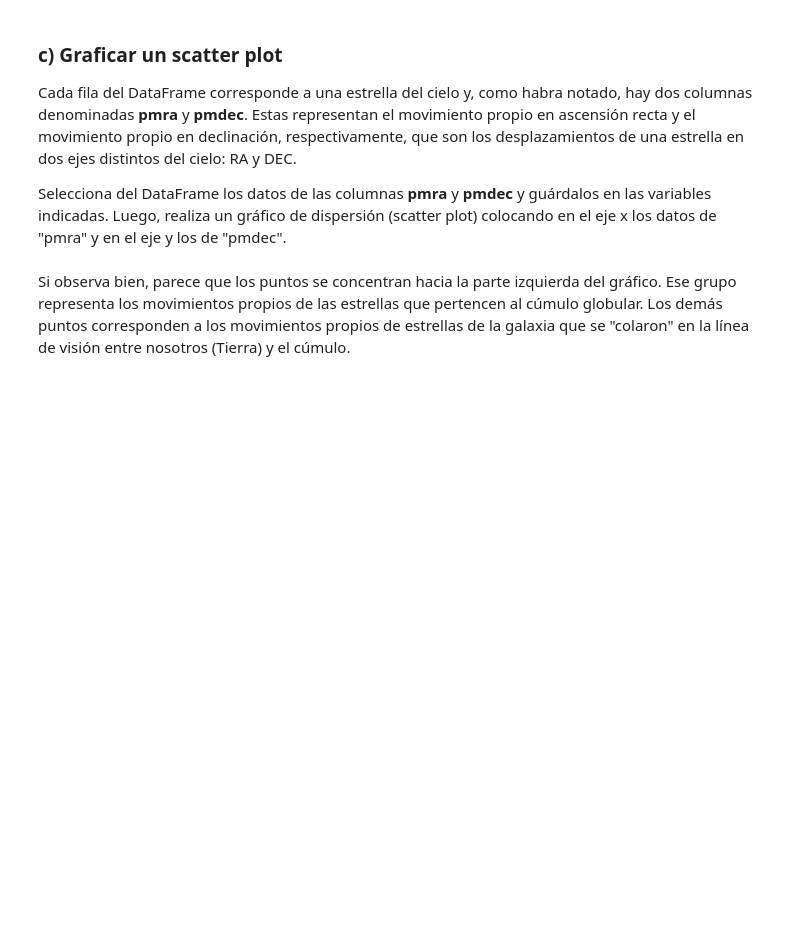
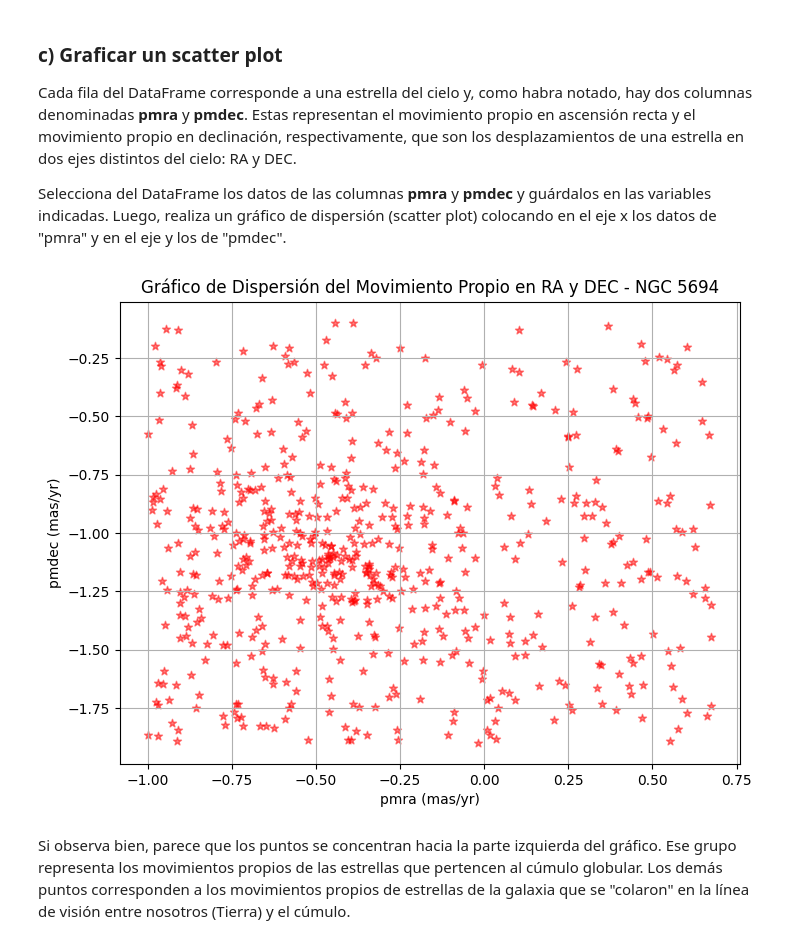
Before and after one commit to conichito/Tarea-2, a Jupyter notebook: Tarea2.ipynb, the cells around one changed output. Saved outputs shown, nothing was run; the diff lists cells and outputs as text; code cells hidden in the pictures; blank space fills up the shorter version.

```diff
--- a/Tarea2.ipynb
+++ b/Tarea2.ipynb
@@ -95,5 +95,5 @@ Cada fila del DataFrame corresponde a una estrella del cielo y, como habra notad
 
 Selecciona del DataFrame los datos de las columnas **pmra** y **pmdec** y guárdalos en las variables indicadas. Luego, realiza un gráfico de dispersión (scatter plot) colocando en el eje x los datos de "pmra" y en el eje y los de "pmdec".
 # %%
-pmra =
-pmdec =
+pmra = df_ngc5694['pmra']
+pmdec = df_ngc5694['pmdec']
@@ -102,3 +100,20 @@ pmdec =
+# %%
+# Haga el gráfico en esta celda
+
+# Creamos el gráfico de dispersión
+plt.figure(figsize=(8, 6))
+plt.scatter(pmra, pmdec, alpha=0.5, marker ='*', color='red')
+
+# Configuramos las etiquetas y el título
+plt.xlabel('pmra (mas/yr)')
+plt.ylabel('pmdec (mas/yr)')
+plt.title('Gráfico de Dispersión del Movimiento Propio en RA y DEC - NGC 5694')
+
+# Mostramos el gráfico
+plt.grid(True)
+plt.show()
+# %% [output]
+[figure, added]
 # %% [markdown]
 Si observa bien, parece que los puntos se concentran hacia la parte izquierda del gráfico. Ese grupo representa los movimientos propios de las estrellas que pertencen al cúmulo globular. Los demás puntos corresponden a los movimientos propios de estrellas de la galaxia que se "colaron" en la línea de visión entre nosotros (Tierra) y el cúmulo.
 # %% [markdown]
```
Also changed, not shown: parts of 23 cells of this notebook.
